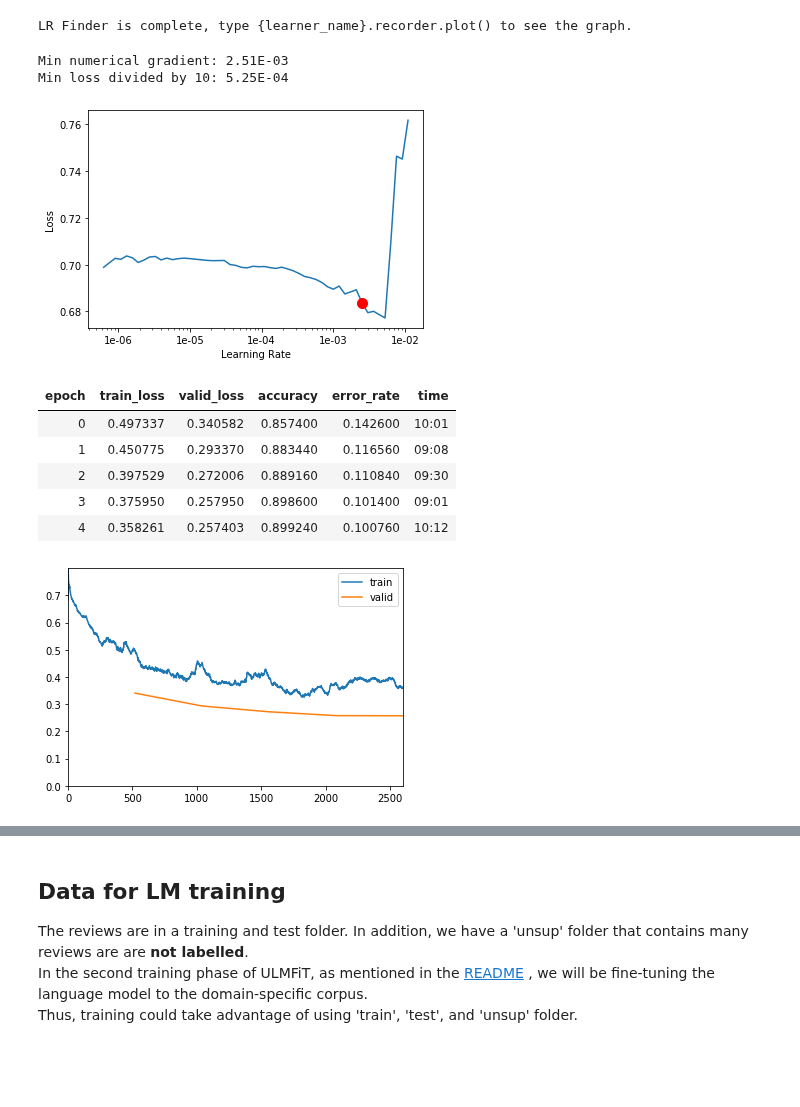
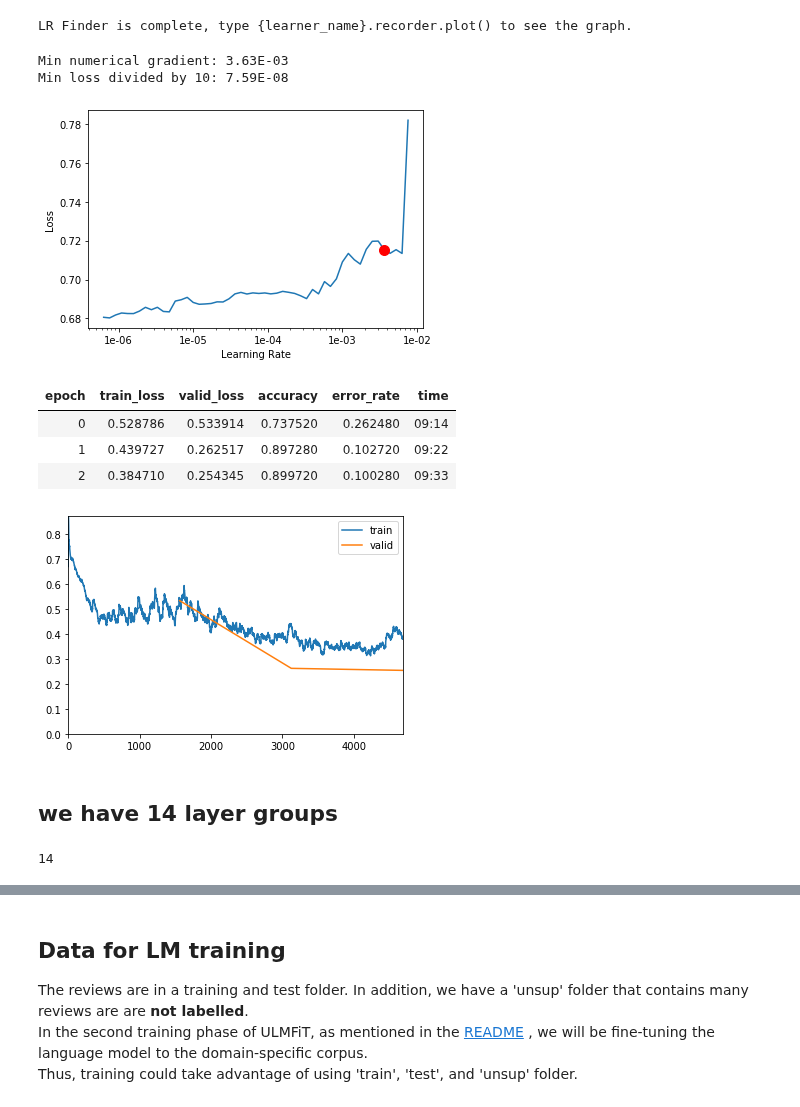
Before and after one commit to Sylar257/Transformers-in-NLP, a Jupyter notebook: Test concepts.ipynb, the cells around one changed output, grey strips where cells are left out. Drawn from its saved outputs; the diff is of its cells as text; code cells hidden in the pictures; blank space fills up the shorter version.

```diff
--- a/Test concepts.ipynb
+++ b/Test concepts.ipynb
@@ -276,7 +281,7 @@ transformer_vocab
 <__main__.TransformersVocab at 0x...>
 # %%
 # we can play around with the batch_size as long as the GPU can take it
-bs = 48
+bs = 16
 data_clas = (TextList.from_folder(path, vocab=transformer_vocab, processor=transformer_processor)                         # specify the path
            .filter_by_folder(include=['train','test'])# exclude other folders
            .split_by_folder(valid='test')                 #split by train and valid folder (that only keeps 'train' and 'test' so no need to filter)
@@ -446,7 +447,7 @@ Learner split in 14 groups
 # %%
 learner.save('untrained_classifier')
 # %%
-# learner.load('untrained_classifier')
+learner.load('untrained_classifier')
 # %%
 learner.freeze()
 learner.lr_find()
@@ -456,16 +457,14 @@ LR Finder is complete, type {learner_name}.recorder.plot() to see the graph.
 # %%
 learner.recorder.plot(skip_end = 10, suggestion=True)
 # %% [output]
-Min numerical gradient: 2.51E-03
-Min loss divided by 10: 5.25E-04
+Min numerical gradient: 3.63E-03
+Min loss divided by 10: 7.59E-08
-[figure, old version]
+[figure, new version]
 # %%
-learner.fit_one_cycle(5, 2.51e-03, moms=(0.8,0.7))
+learner.fit_one_cycle(3, 3.63E-03, moms=(0.8,0.7))
 # %% [output]
 | epoch | train_loss | valid_loss | accuracy | error_rate | time |
-| 0 | 0.497337 | 0.340582 | 0.857400 | 0.142600 | 10:01 |
-| 1 | 0.450775 | 0.293370 | 0.883440 | 0.116560 | 09:08 |
-| 2 | 0.397529 | 0.272006 | 0.889160 | 0.110840 | 09:30 |
-| 3 | 0.375950 | 0.257950 | 0.898600 | 0.101400 | 09:01 |
-| 4 | 0.358261 | 0.257403 | 0.899240 | 0.100760 | 10:12 |
+| 0 | 0.528786 | 0.533914 | 0.737520 | 0.262480 | 09:14 |
+| 1 | 0.439727 | 0.262517 | 0.897280 | 0.102720 | 09:22 |
+| 2 | 0.384710 | 0.254345 | 0.899720 | 0.100280 | 09:33 |
-[figure, old version]
+[figure, new version]
@@ -472 +475,7 @@ learner.fit_one_cycle(5, 2.51e-03, moms=(0.8,0.7))
+# %% [markdown]
+## we have 14 layer groups
+# %%
+len(learner.layer_groups)
+# %% [output]
+14
 # %%
```
Also changed, not shown: parts of 18 cells of this notebook, 1 other file.
